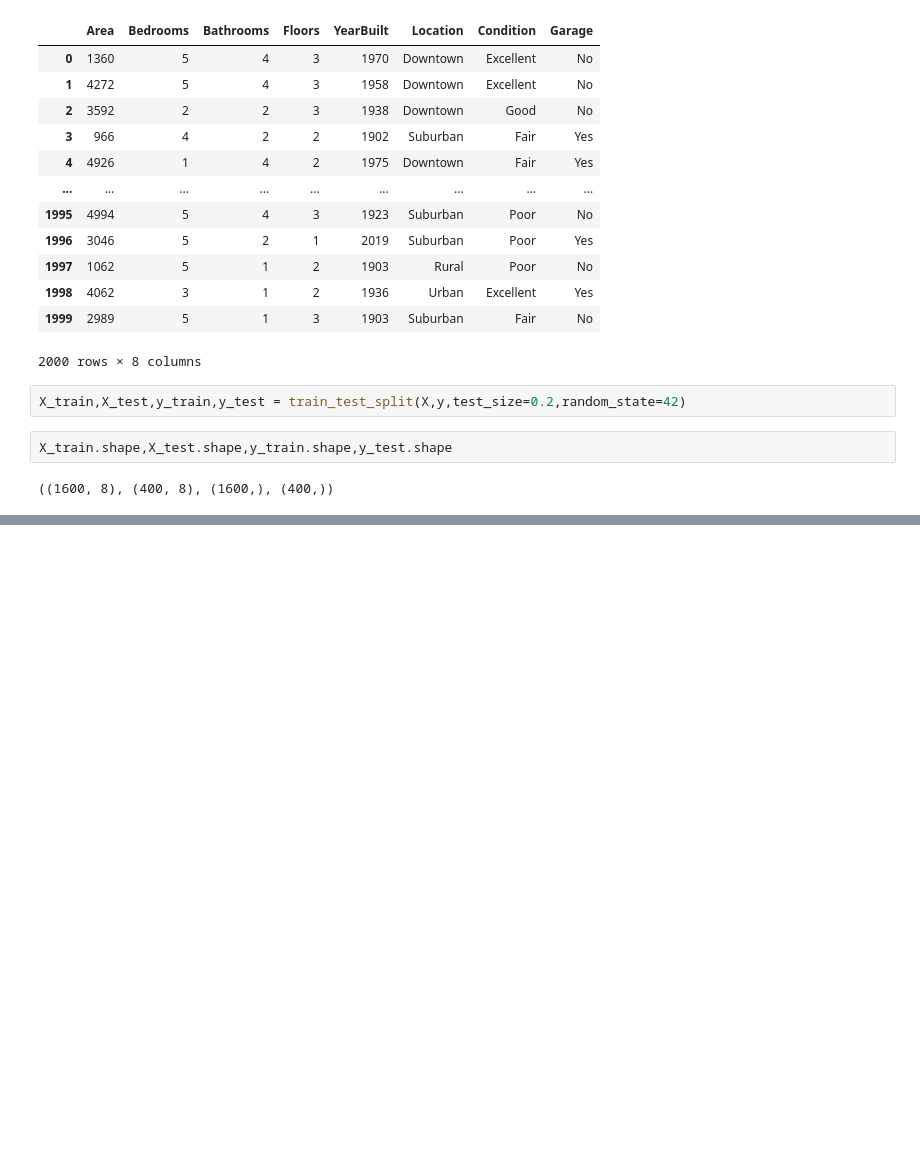
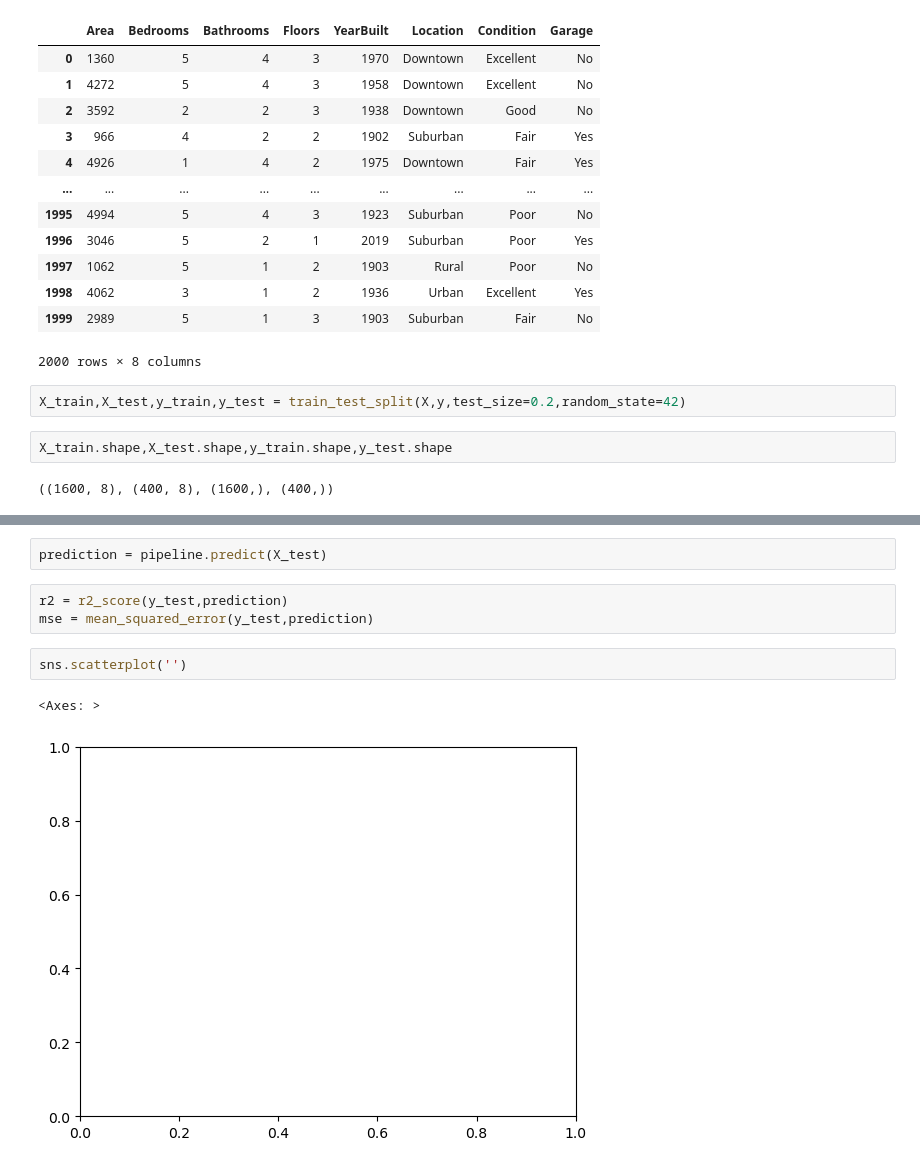
Before and after one commit to Hangthim-web/House-Price-Prediction, a Jupyter notebook: train_model.ipynb, the cells around one changed output, grey strips where cells are left out. Cells and saved outputs as stored; diff of their text form; blank space fills up the shorter version.

```diff
--- a/train_model.ipynb
+++ b/train_model.ipynb
@@ -502,0 +552,10 @@ X_train.shape,X_test.shape,y_train.shape,y_test.shape
+# %%
+prediction = pipeline.predict(X_test)
+# %%
+r2 = r2_score(y_test,prediction)
+mse = mean_squared_error(y_test,prediction)
+# %%
+sns.scatterplot('')
+# %% [output]
+<Axes: >
+[figure, added]
```
Also changed, not shown: parts of 9 cells of this notebook, 2 other files.
